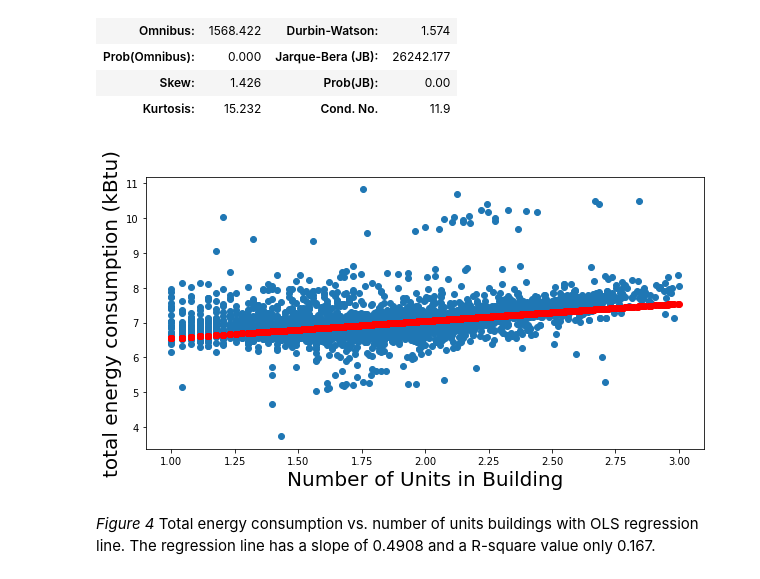
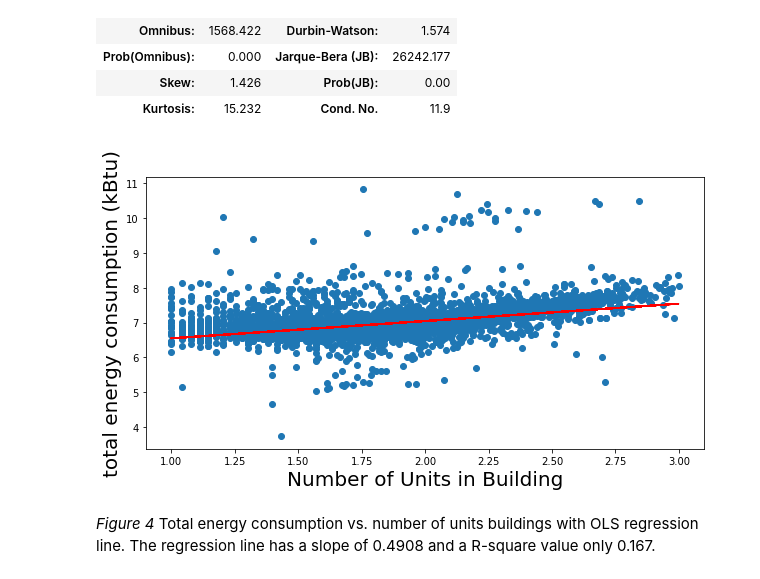
Before and after one commit to td928/PUI2017_td928, a Jupyter notebook: HW6_td928/Assignment1.ipynb, the cells around one changed output. Saved outputs shown, nothing was run; the diff lists cells and outputs as text; code cells hidden in the pictures.

```diff
--- a/HW6_td928/Assignment1.ipynb
+++ b/HW6_td928/Assignment1.ipynb
@@ -413,14 +413,14 @@ OLS Regression Results
 # %%
 # plotting the regression line with the scatter plots
 fig = pl.figure(figsize=(10,5))
 ax = fig.add_subplot(111)
 
 ax.plot(LogUnits, LogTotEnergy, 'o')
-ax.plot(LogUnits, lm.predict(), 'ro')
+ax.plot(LogUnits, lm.predict(), 'r-')
 yl = ax.set_xlabel("Number of Units in Building", fontsize=20)
 xl = ax.set_ylabel("total energy consumption (kBtu)", fontsize=20)
 # %% [output]
-[figure, old version]
+[figure, new version]
 # %% [markdown]
 _Figure 4_ Total energy consumption vs. number of units buildings with OLS regression line. The regression line has a slope of 0.4908 and a R-square value only 0.167.
 # %% [markdown]
```
Also changed, not shown: parts of 2 cells of this notebook.
